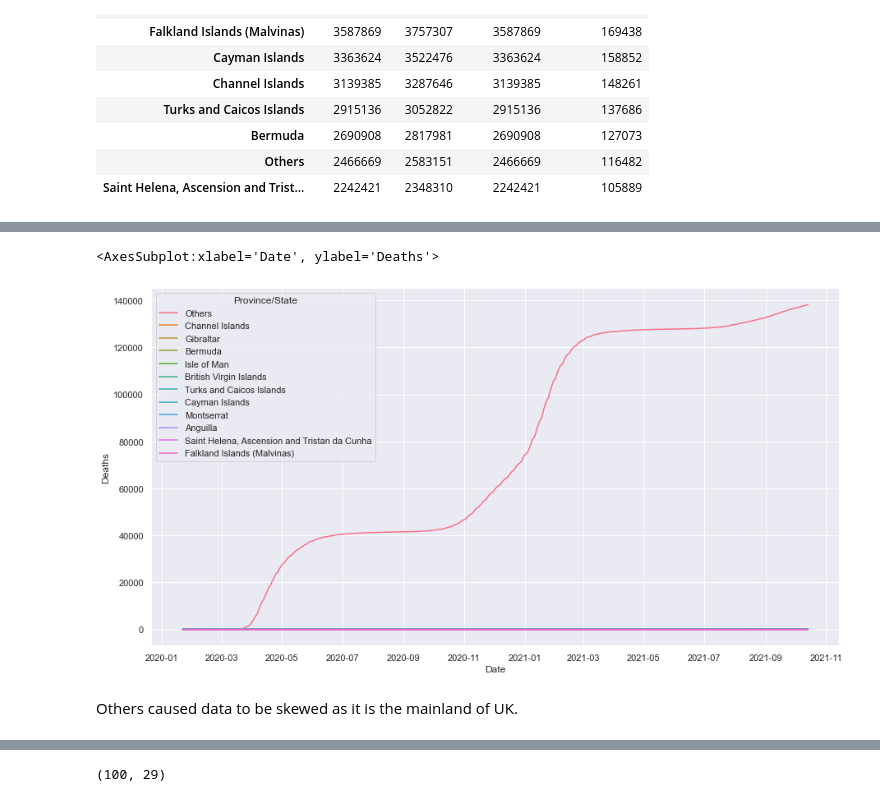
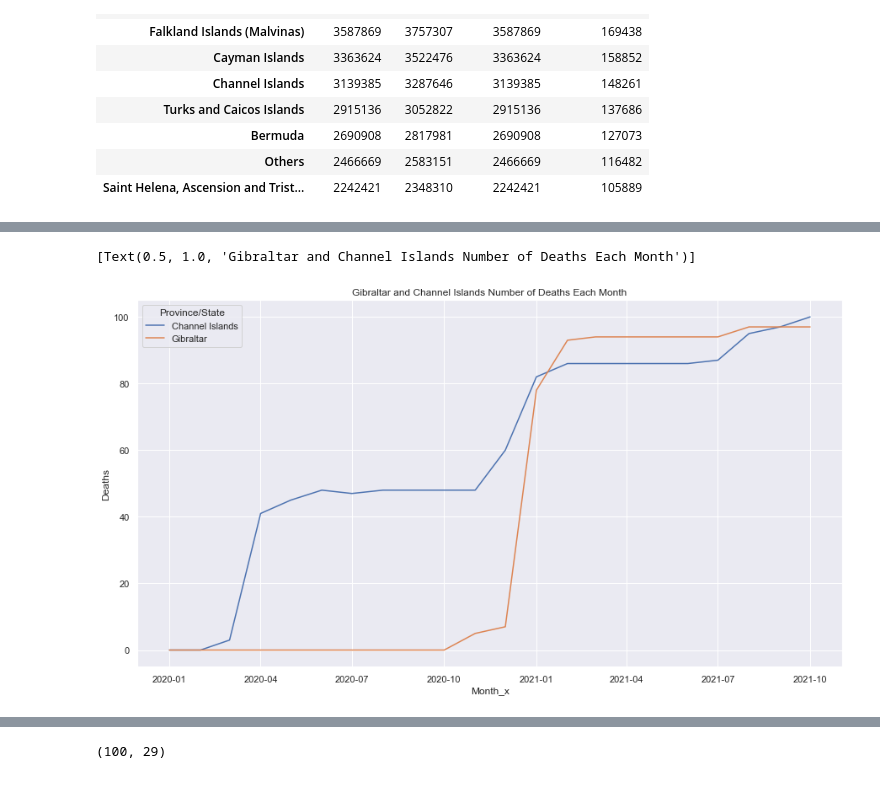
Before and after one commit to hazz292/LSE_A2_COVID_Analysis_Python, a Jupyter notebook: LSE_DA201_Assignment_Hazel_Chan.ipynb, the cells around one changed output, grey strips where cells are left out. Drawn from its saved outputs; the diff is of its cells as text; code cells hidden in the pictures.

```diff
--- a/LSE_DA201_Assignment_Hazel_Chan.ipynb
+++ b/LSE_DA201_Assignment_Hazel_Chan.ipynb
@@ -546,7 +484,9 @@ First Dose                           int64
 Second Dose                          int64
 dtype: object
 # %%
-# add column with year_month
-vac_uk['Year_Month'] = vac_uk['Date'].dt.to_period('M')
-vac_uk['Year_Month']
+# Convert Date to Month and add column
+vac_uk['Month'] = pd.to_datetime(vac_uk['Date']+pd.offsets.MonthBegin(-1))
+
+# View DataFrame
+vac_uk[['Date','Month']].head()
 # %% [output]
@@ -574,8 +499,8 @@ Index(['Province/State', 'Country/Region', 'Lat', 'Long',
 # %%
-# subset covid vaccination dataframe
-vac_uk_clean = vac_uk[['Province/State','Date', 'Year_Month',
+# Subset covid vaccination dataframe
+vac_uk_clean = vac_uk[['Province/State','Date', 'Month',
                  'Vaccinated', 'First Dose','Second Dose']]
 
-# view subset
+# View subset
 vac_uk_clean
 # %% [output]
@@ -1638,0 +1293,5 @@ uk_deaths
+# %%
+# Aggregate deaths by province and month
+uk_deaths = covid_uk.groupby(['Province/State','Month_x'])[['Deaths','Cases']].max().reset_index()
+
+uk_deaths
@@ -1638,0 +1335,6 @@ uk_deaths
+# %%
+# Plot Channel Islands and Gilbralar only
+uk_deaths_cluster = uk_deaths[uk_deaths['Province/State'].isin(['Gibraltar', 'Channel Islands'])]
+
+# View DataFrame
+uk_deaths_cluster.groupby(['Province/State','Month_x'])[['Deaths']].sum()
@@ -1639,9 +1360,8 @@ uk_deaths
 # %%
-# deaths of each province over time
+# Plot deaths of each province over time
 sns.set(rc = {'figure.figsize':(15,8)})
-sns.lineplot(x='Date', y='Deaths',hue='Province/State', data=uk_deaths)
+sns.lineplot(x='Month_x', y='Deaths',hue='Province/State', data=uk_deaths_cluster)\
+.set(title='Gibraltar and Channel Islands Number of Deaths Each Month')
 # %% [output]
-<AxesSubplot:xlabel='Date', ylabel='Deaths'>
+[Text(0.5, 1.0, 'Gibraltar and Channel Islands Number of Deaths Each Month')]
-[figure, old version]
+[figure, new version]
-# %% [markdown]
-Others caused data to be skewed as it is the mainland of UK.
```
Also changed, not shown: parts of 282 cells of this notebook.
